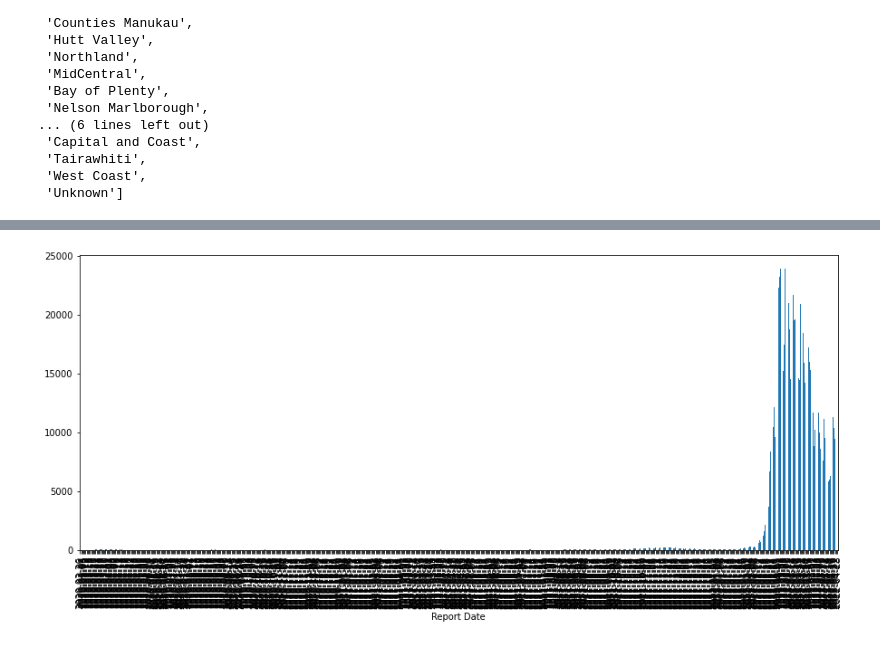
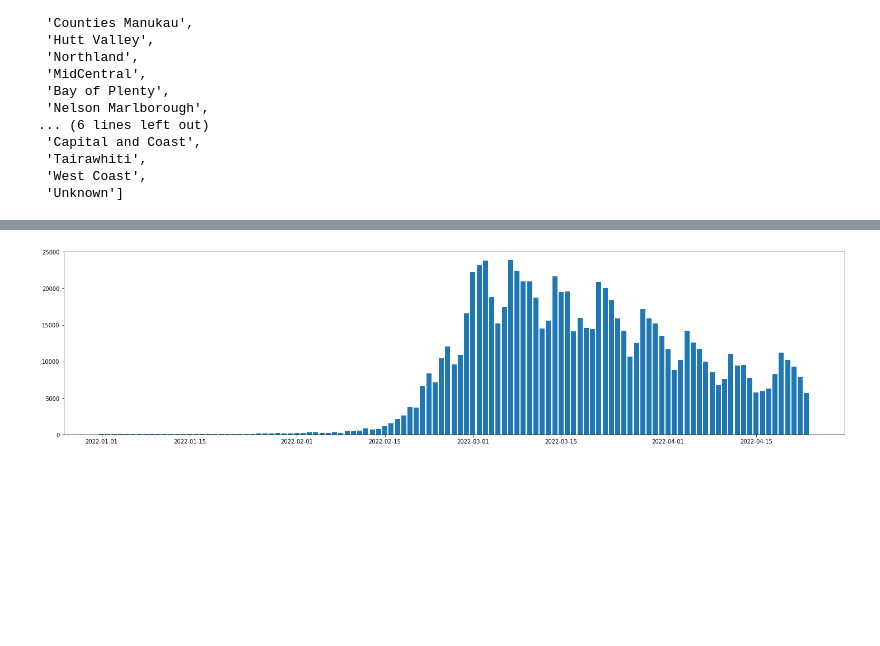
Before and after one commit to kamala2dt/COVID-19-Project, a Jupyter notebook: Covid19_NZ.ipynb, the cells around one changed output, grey strips where cells are left out. Saved outputs shown, nothing was run; the diff lists cells and outputs as text; code cells hidden in the pictures; blank space fills up the shorter version.

```diff
--- a/Covid19_NZ.ipynb
+++ b/Covid19_NZ.ipynb
@@ -59,4 +68,15 @@ df['DHB'].unique().tolist()
+# %%
+df = df[df['Case Status'] != 'Probable']
+df = df[df['Sex'] != 'Unknown']
+df = df[df['Sex'] != 'Indeterminate']
+df = df[df['Age group'] != 'Unknown']
+df = df[df['DHB'] != 'Unknown']
+# %%
+df['Report Date'] = pd.to_datetime(df['Report Date'], format='%Y-%m-%d')
+# %%
+df = df[df['Report Date'] >= '2022-01-01']
 # %%
 df_num_cases_by_date = df.groupby('Report Date')['Report Date'].count()
+df_num_cases_by_date = df_num_cases_by_date.reset_index(name = 'Cases')
 df_num_cases_by_date
 # %% [output]
@@ -81,9 +96,10 @@ df_num_cases_by_date.plot()
 # %%
-fig, ax = plt.subplots(figsize=(15,6))
-df_num_cases_by_date.plot(kind='bar', ax=ax)
+fig, ax = plt.subplots(figsize=(25,6))
+
+plt.bar(df_num_cases_by_date['Report Date'], df_num_cases_by_date['Cases'])
 plt.show()
 # %% [output]
-[figure, old version]
+[figure, new version]
 # %%
 df_num_cases_by_dhb = df.groupby('DHB')['DHB'].count()
 df_num_cases_by_dhb
```
Also changed, not shown: parts of 16 cells of this notebook.
